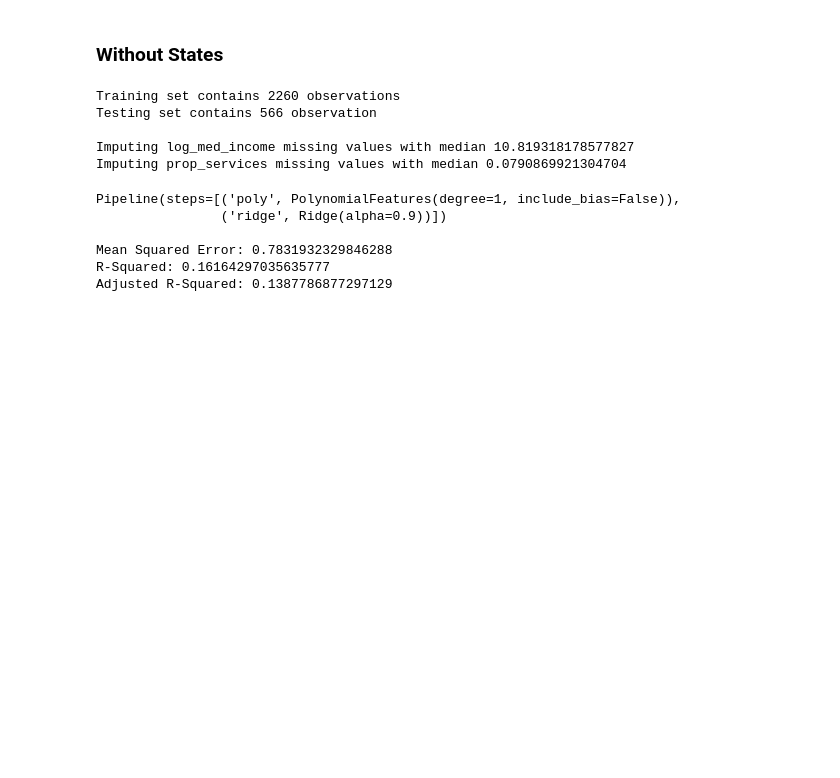
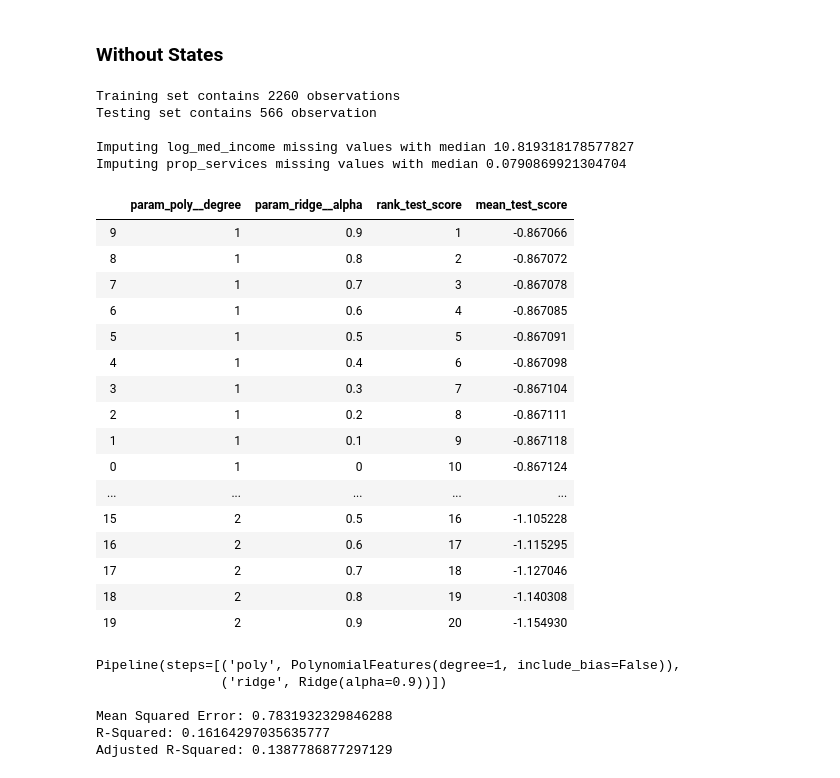
Before and after one commit to jrockower/ml-final-project, a Jupyter notebook: analysis.ipynb, the cells around one changed output. Saved outputs shown, nothing was run; the diff lists cells and outputs as text; code cells hidden in the pictures; blank space fills up the shorter version.

```diff
--- a/analysis.ipynb
+++ b/analysis.ipynb
@@ -197,4 +321,26 @@ Testing set contains 566 observation
 
 Imputing log_med_income missing values with median 10.819318178577827
 Imputing prop_services missing values with median 0.0790869921304704
+# %%
+# Fit Model
+grid_model_result = grid_model.fit(train_features, train_target)
+pipe.rank_models(grid_model_result)
+# %% [output]
+|  | param_poly__degree | param_ridge__alpha | rank_test_score | mean_test_score |
+| 9 | 1 | 0.9 | 1 | -0.867066 |
+| 8 | 1 | 0.8 | 2 | -0.867072 |
+| 7 | 1 | 0.7 | 3 | -0.867078 |
+| 6 | 1 | 0.6 | 4 | -0.867085 |
+| 5 | 1 | 0.5 | 5 | -0.867091 |
+| 4 | 1 | 0.4 | 6 | -0.867098 |
+| 3 | 1 | 0.3 | 7 | -0.867104 |
+| 2 | 1 | 0.2 | 8 | -0.867111 |
+| 1 | 1 | 0.1 | 9 | -0.867118 |
+| 0 | 1 | 0 | 10 | -0.867124 |
+| ... | ... | ... | ... | ... |
+| 15 | 2 | 0.5 | 16 | -1.105228 |
+| 16 | 2 | 0.6 | 17 | -1.115295 |
+| 17 | 2 | 0.7 | 18 | -1.127046 |
+| 18 | 2 | 0.8 | 19 | -1.140308 |
+| 19 | 2 | 0.9 | 20 | -1.154930 |
 # %%
```
Also changed, not shown: parts of 13 cells of this notebook, 2 other files.
